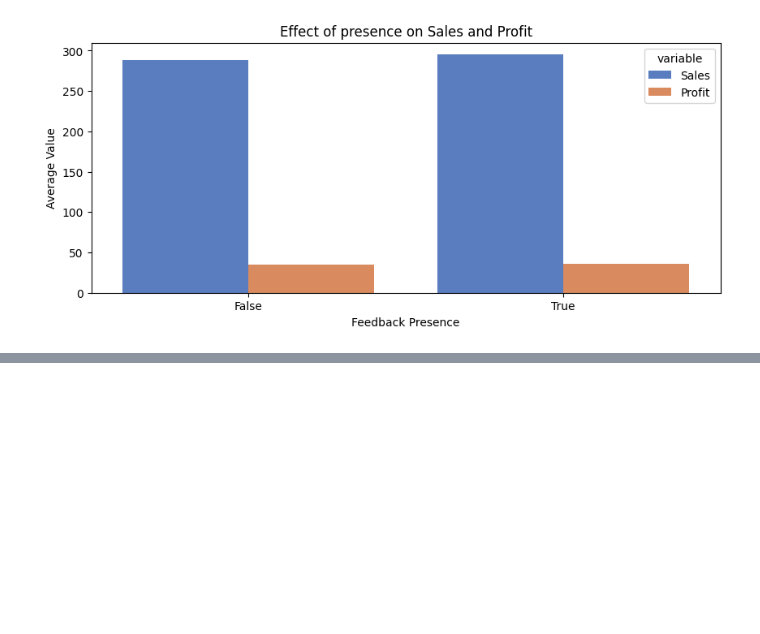
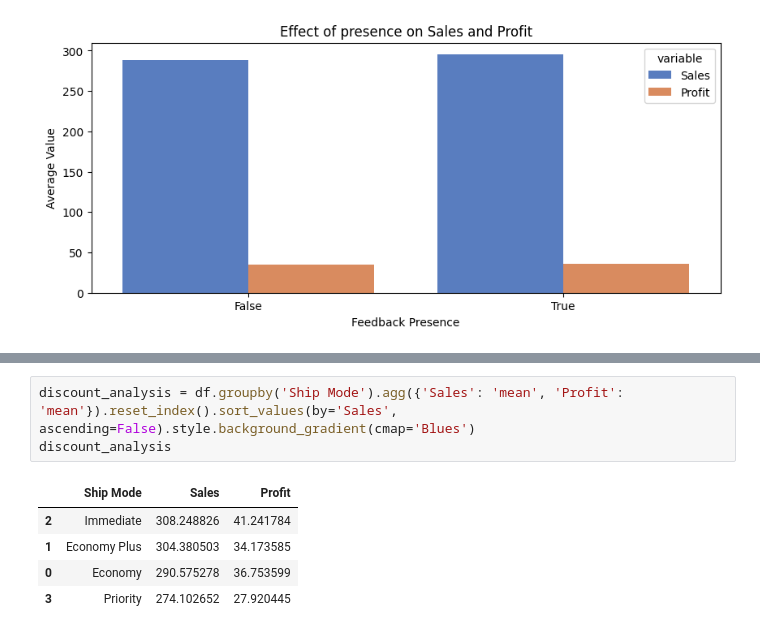
Before and after one commit to vineetha00/EDA, a Jupyter notebook: Euromart_Sales/euromart_sales_analysis.ipynb, the cells around one changed output, grey strips where cells are left out. Saved outputs shown, nothing was run; the diff lists cells and outputs as text; blank space fills up the shorter version.

```diff
--- a/Euromart_Sales/euromart_sales_analysis.ipynb
+++ b/Euromart_Sales/euromart_sales_analysis.ipynb
@@ -757,0 +785,9 @@ plt.show()
+# %%
+discount_analysis = df.groupby('Ship Mode').agg({'Sales': 'mean', 'Profit': 'mean'}).reset_index().sort_values(by='Sales', ascending=False).style.background_gradient(cmap='Blues')
+discount_analysis
+# %% [output]
+|  | Ship Mode | Sales | Profit |
+| 2 | Immediate | 308.248826 | 41.241784 |
+| 1 | Economy Plus | 304.380503 | 34.173585 |
+| 0 | Economy | 290.575278 | 36.753599 |
+| 3 | Priority | 274.102652 | 27.920445 |
```
Also changed, not shown: parts of 8 cells of this notebook.
